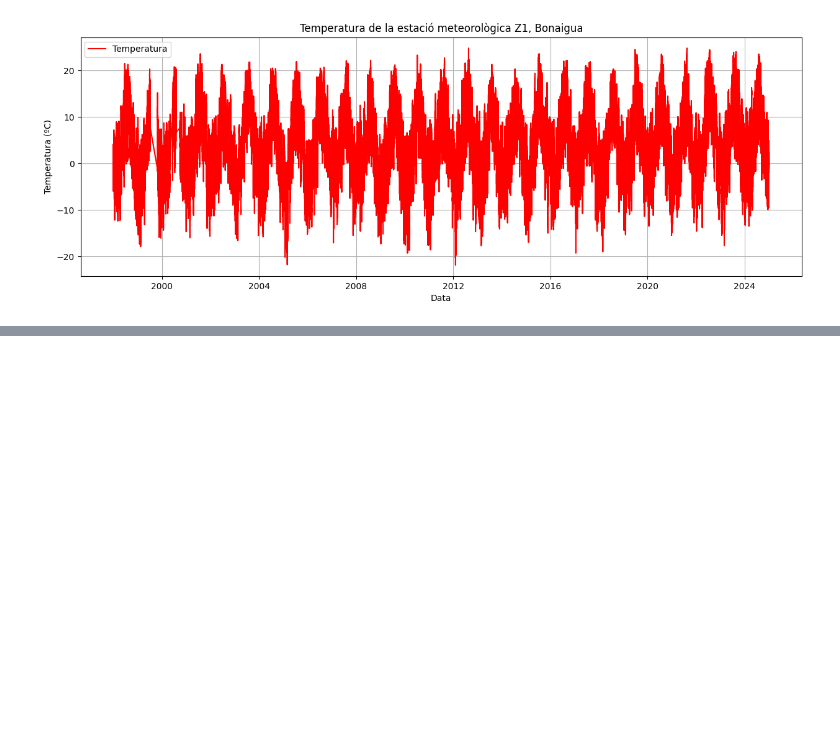
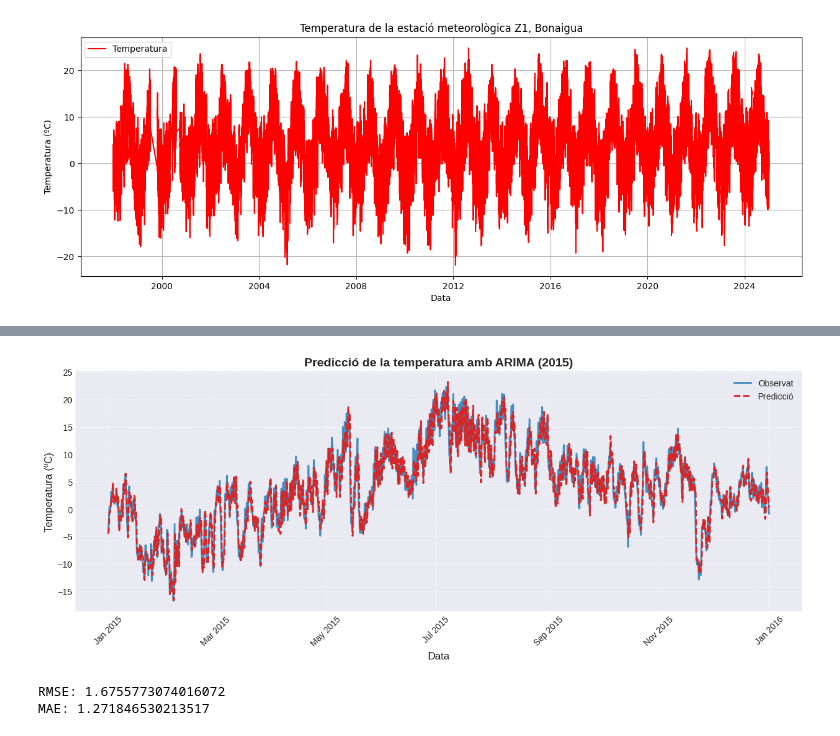
Before and after one commit to Paurro/TFM_SCM_Temperature_Forecasting_ML, a Jupyter notebook: models_prediccio/forecast_primers_casos/arima_model.ipynb, the cells around one changed output, grey strips where cells are left out. Cells and saved outputs as stored; diff of their text form; code cells hidden in the pictures; blank space fills up the shorter version.

```diff
--- a/models_prediccio/forecast_primers_casos/arima_model.ipynb
+++ b/models_prediccio/forecast_primers_casos/arima_model.ipynb
@@ -163,0 +215,50 @@ plt.show()
+# %%
+# Mateix plot pero ens fixem nomes en 2015
+
+import matplotlib.pyplot as plt
+import matplotlib.dates as mdates
+
+plt.style.use("seaborn-v0_8-darkgrid")  # Millora l'estil del gràfic
+
+fig, ax = plt.subplots(figsize=(15, 5))
+
+# Gràfica de dades observades
+ax.plot(data['valor']['2015'], label='Observat', color='#1f77b4', linewidth=2, alpha=0.8)
+
+# Gràfica de la predicció
+ax.plot(predicted_mean['2015'], label='Predicció', color='#d62728', linestyle='dashed', linewidth=2)
+
+# Si tens intervals de confiança, afegeix una banda d’ombra
+if 'conf_int' in locals():  # Comprova si tens intervals
+    lower_bound = conf_int.loc['2015', 'lower valor']
+    upper_bound = conf_int.loc['2015', 'upper valor']
+    ax.fill_between(predicted_mean.index, lower_bound, upper_bound, color='red', alpha=0.2, label='Interval confiança')
+
+# Format de la graella i de les dates
+ax.xaxis.set_major_formatter(mdates.DateFormatter('%b %Y'))  # Format curt de mes i any
+plt.xticks(rotation=45)
+
+# Etiquetes i títol
+plt.title('Predicció de la temperatura amb ARIMA (2015)', fontsize=14, fontweight='bold')
+plt.xlabel('Data', fontsize=12)
+plt.ylabel('Temperatura (ºC)', fontsize=12)
+
+# Llegenda i grid
+plt.legend()
+plt.grid(True, linestyle='--', alpha=0.5)
+
+plt.show()
+# %% [output]
+[figure, added]
+# %%
+# Valorem el RMSE i MAE
+# Calcula el RMSE
+rmse = np.sqrt(mean_squared_error(data['valor'], predicted_mean))
+print('RMSE:', rmse)
+
+# Calcula el MAE
+mae = mean_absolute_error(data['valor'], predicted_mean)
+print('MAE:', mae)
+# %% [output]
+RMSE: 1.6755773074016072
+MAE: 1.271846530213517
```
Also changed, not shown: parts of 19 cells of this notebook.
